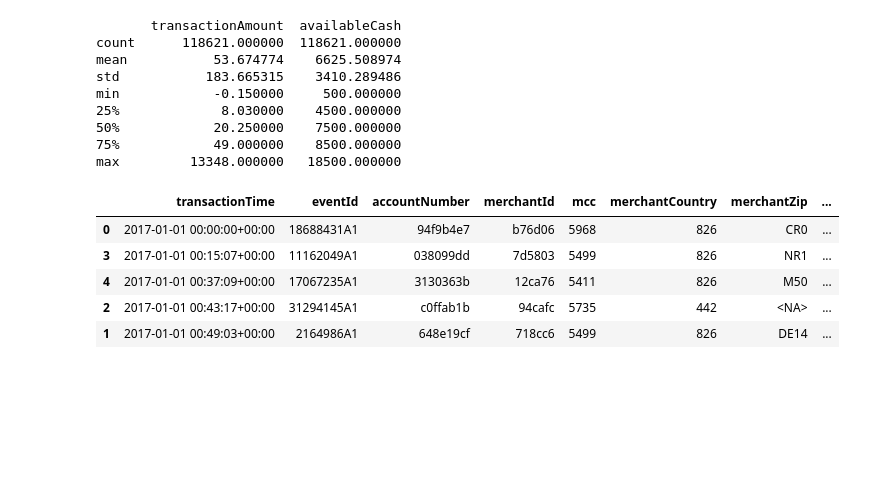
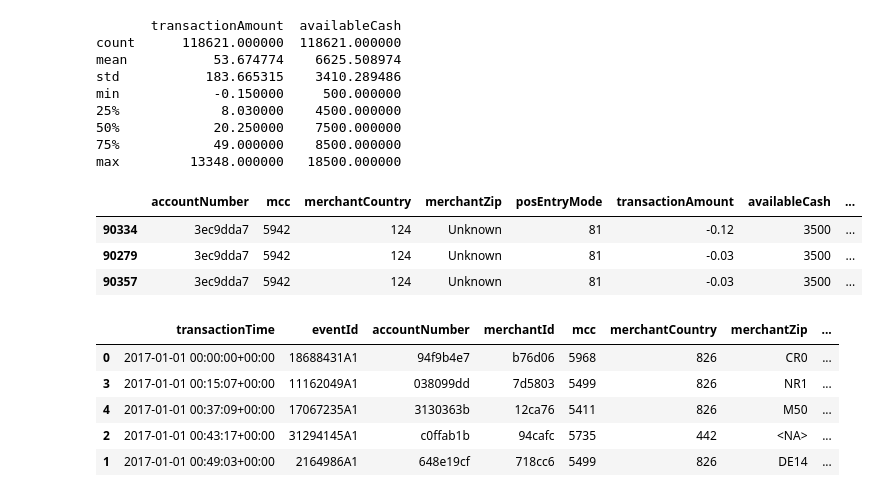
Before and after one commit to capac/credit-card-fraud-detection, a Jupyter notebook: fraud-detection.ipynb, the cells around one changed output. Saved outputs shown, nothing was run; the diff lists cells and outputs as text; code cells hidden in the pictures; blank space fills up the shorter version.

Commit message:
Added list of negative transactions that were fraud cases
There are only 3 negative transactions (deposits) listed as fraud cases

```diff
--- a/fraud-detection.ipynb
+++ b/fraud-detection.ipynb
@@ -74,6 +74,13 @@ min            -0.150000     500.000000
 50%            20.250000    7500.000000
 75%            49.000000    8500.000000
 max         13348.000000   18500.000000
+# %%
+data_df.loc[(data_df.transactionAmount < 0) & (data_df.fraudCase == 1)]
+# %% [output]
+|  | accountNumber | mcc | merchantCountry | merchantZip | posEntryMode | transactionAmount | availableCash | ... |
+| 90334 | 3ec9dda7 | 5942 | 124 | Unknown | 81 | -0.12 | 3500 | ... |
+| 90279 | 3ec9dda7 | 5942 | 124 | Unknown | 81 | -0.03 | 3500 | ... |
+| 90357 | 3ec9dda7 | 5942 | 124 | Unknown | 81 | -0.03 | 3500 | ... |
 # %%
 data_df.head()
 # %% [output]
```
